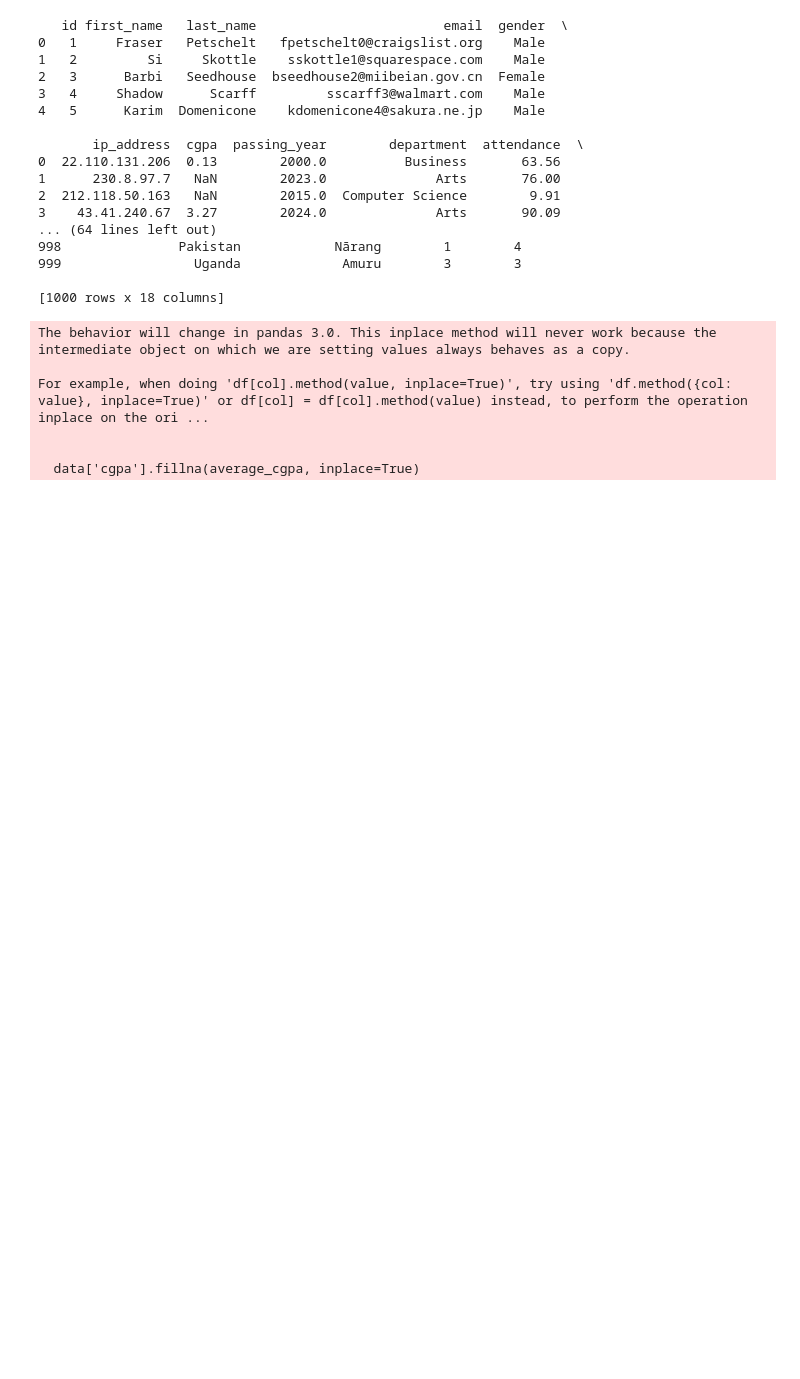
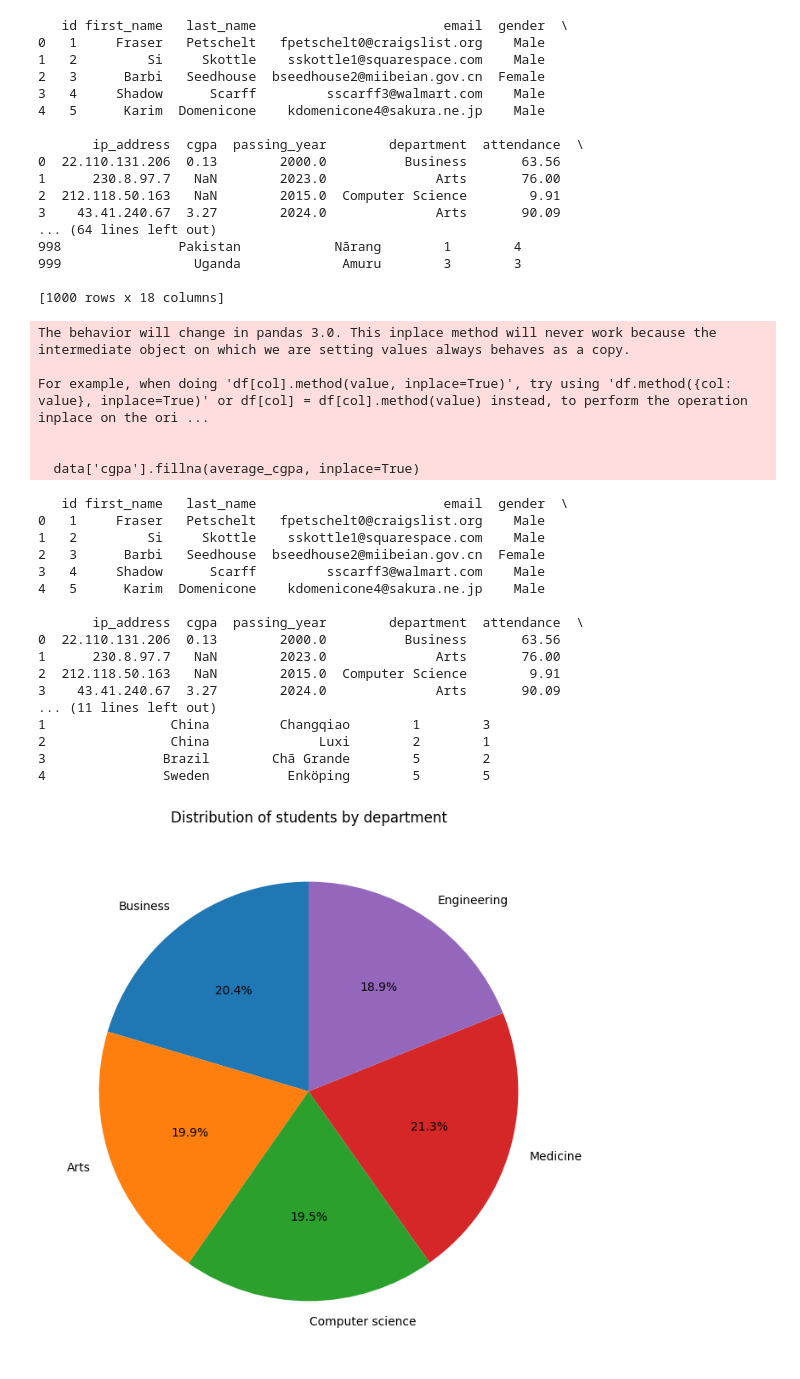
Before and after one commit to Nusrat413/bpp-01-regID-12--DataAnalyzeAndVisualize, a Jupyter notebook: bpp_01_regno(12)_DataAnalyzeAndVisualize.ipynb, the cells around one changed output. Saved outputs shown, nothing was run; the diff lists cells and outputs as text; code cells hidden in the pictures; blank space fills up the shorter version.

Commit message:
create a pie chart showing the distribution of students by department

```diff
--- a/bpp_01_regno(12)_DataAnalyzeAndVisualize.ipynb
+++ b/bpp_01_regno(12)_DataAnalyzeAndVisualize.ipynb
@@ -147,3 +147,46 @@ For example, when doing 'df[col].method(value, inplace=True)', try using 'df.met
 
 
   data['cgpa'].fillna(average_cgpa, inplace=True)
+# %%
+#create a pie chart showing the distribution of students by department
+
+import matplotlib.pyplot as plt
+import numpy as np
+
+#Assuming the data set is stored in the student csv file and load the data set
+data = pd.read_csv('student_data.csv')
+
+#Display the first few rows to understand the structure of the data
+print(data.head())
+
+#stimulate a data set of students with department
+department = ['Business','Arts','Computer science','Medicine','Engineering']
+students = np.random.choice(department, size=1000)
+
+#count the number of students in each department
+department_counts = {dept: np.sum(students == dept)for dept in departments}
+
+#create a pie chart
+plt.figure(figsize=(8,8))
+plt.pie(department_counts.values(), labels=department_counts.keys(), autopct='%1.1f%%', startangle=90)
+plt.title('Distribution of students by department')
+plt.show()
+# %% [output]
+   id first_name   last_name                        email  gender  \
+0   1     Fraser   Petschelt   fpetschelt0@craigslist.org    Male
+1   2         Si     Skottle    sskottle1@squarespace.com    Male
+2   3      Barbi   Seedhouse  bseedhouse2@miibeian.gov.cn  Female
+3   4     Shadow      Scarff         sscarff3@walmart.com    Male
+4   5      Karim  Domenicone    kdomenicone4@sakura.ne.jp    Male
+
+       ip_address  cgpa  passing_year        department  attendance  \
+0  22.110.131.206  0.13        2000.0          Business       63.56
+1      230.8.97.7   NaN        2023.0              Arts       76.00
+2  212.118.50.163   NaN        2015.0  Computer Science        9.91
+3    43.41.240.67  3.27        2024.0              Arts       90.09
+... (11 lines left out)
+1                China         Changqiao        1        3
+2                China              Luxi        2        1
+3               Brazil        Chã Grande        5        2
+4               Sweden          Enköping        5        5
+[figure, added]
```
